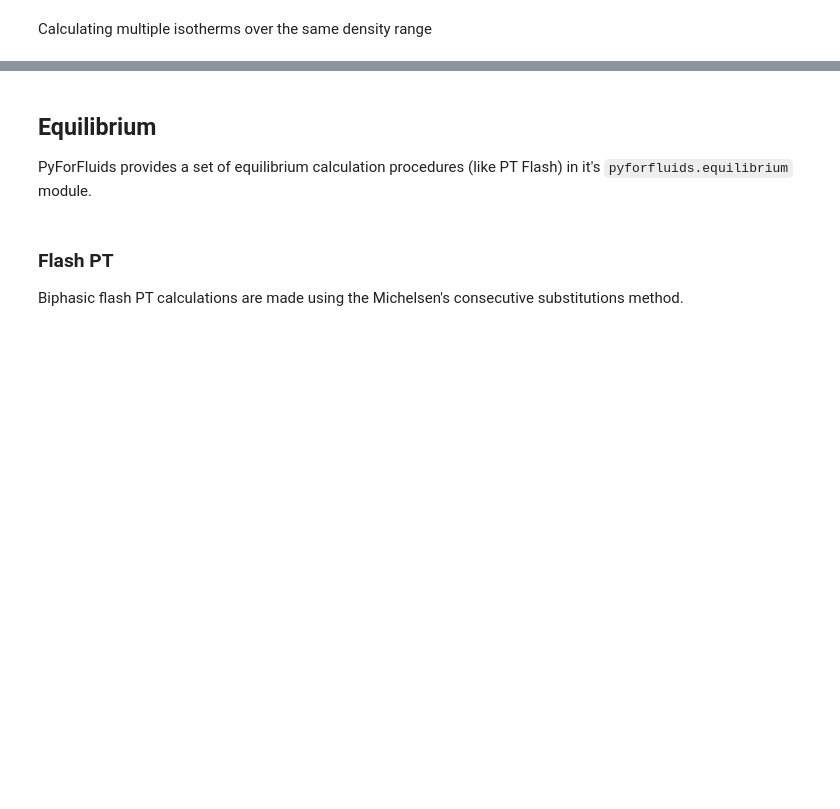
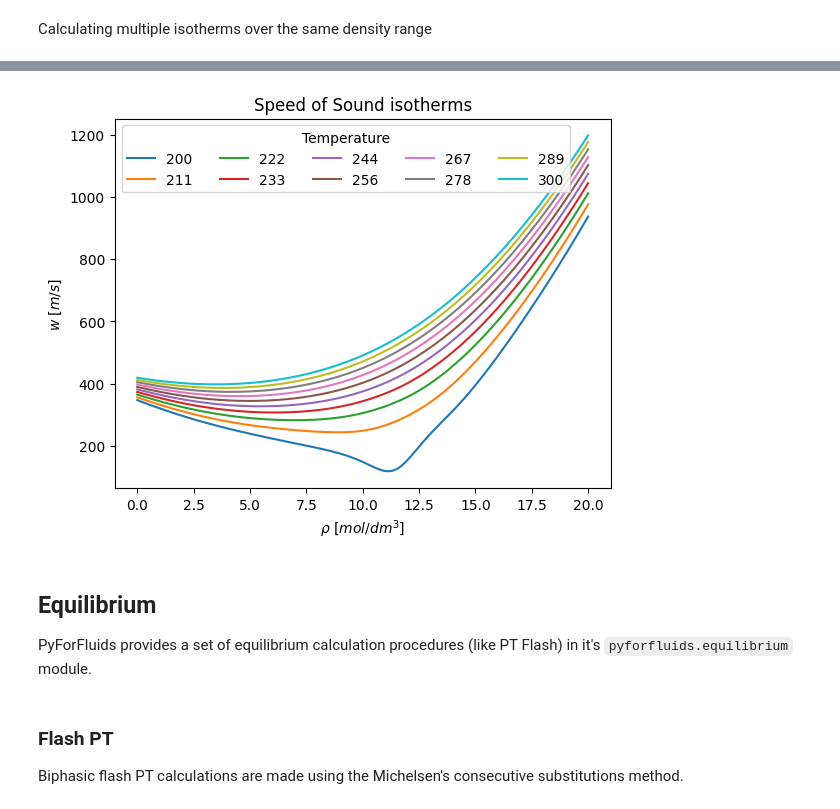
Before and after one commit to fedebenelli/PyForFluids, a Jupyter notebook: docs/source/tutorial.ipynb, the cells around one changed output, grey strips where cells are left out. Cells and saved outputs as stored; diff of their text form; code cells hidden in the pictures; blank space fills up the shorter version.

```diff
--- a/docs/source/tutorial.ipynb
+++ b/docs/source/tutorial.ipynb
@@ -162,3 +172,24 @@ plt.ylim(-7.5, 0)
+# %%
+for temperature in np.linspace(200, 300, 10):
+
+    fluid.set_temperature(temperature)
+    isotherm = fluid.isotherm(density_range)
+
+    # Propane is the 5th compound in the
+    # GERG2008 model
+    plt.plot(
+        isotherm["density"],
+        isotherm["sound_speed"],
+        label=round(temperature)
+    )
+
+plt.title(r"Speed of Sound isotherms")
+plt.legend(title="Temperature", ncol=5)
+plt.xlabel(r"$\rho\ [mol/dm^3]$")
+plt.ylabel(r"$w\ [m/s]$")
+plt.savefig("ss.png")
+# %% [output]
+[figure, added]
 # %% [markdown]
 ## Equilibrium
 
```
Also changed, not shown: parts of 13 cells of this notebook.
